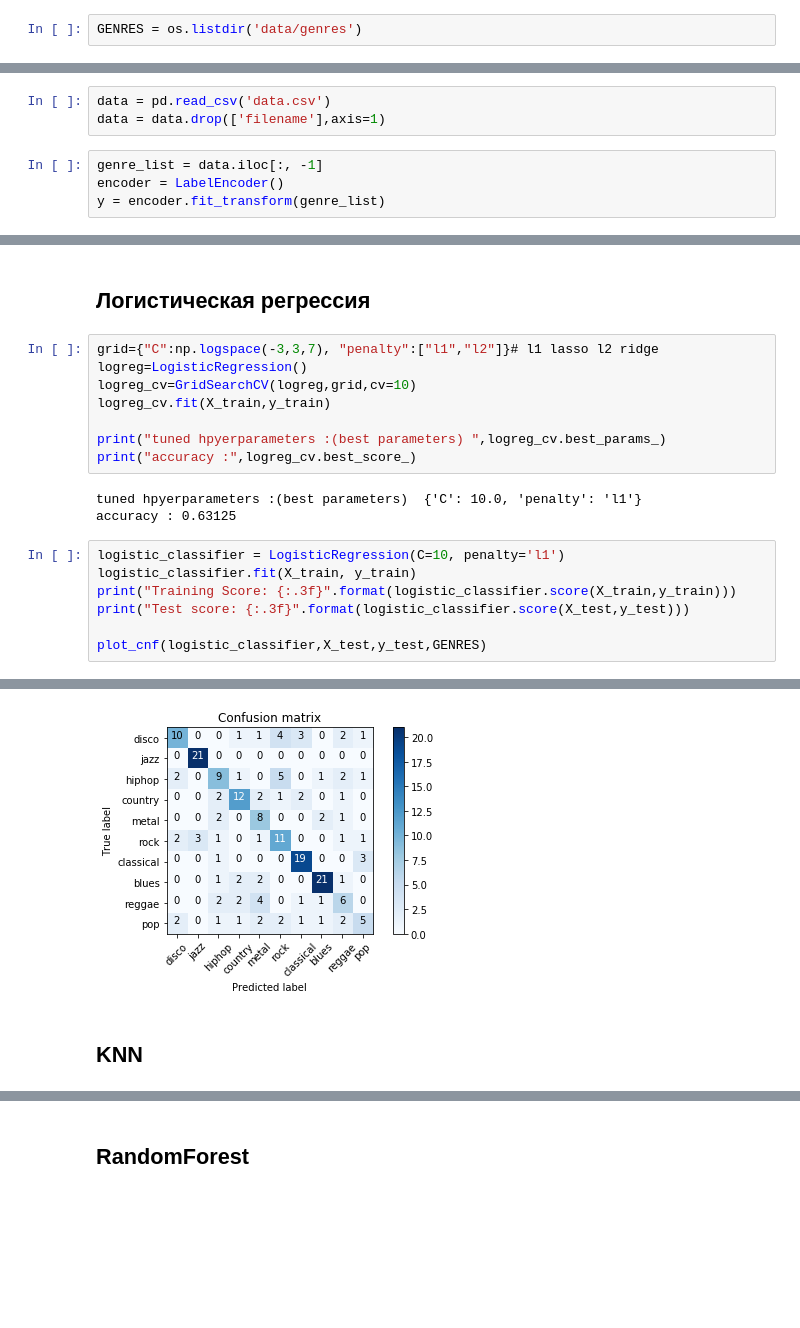
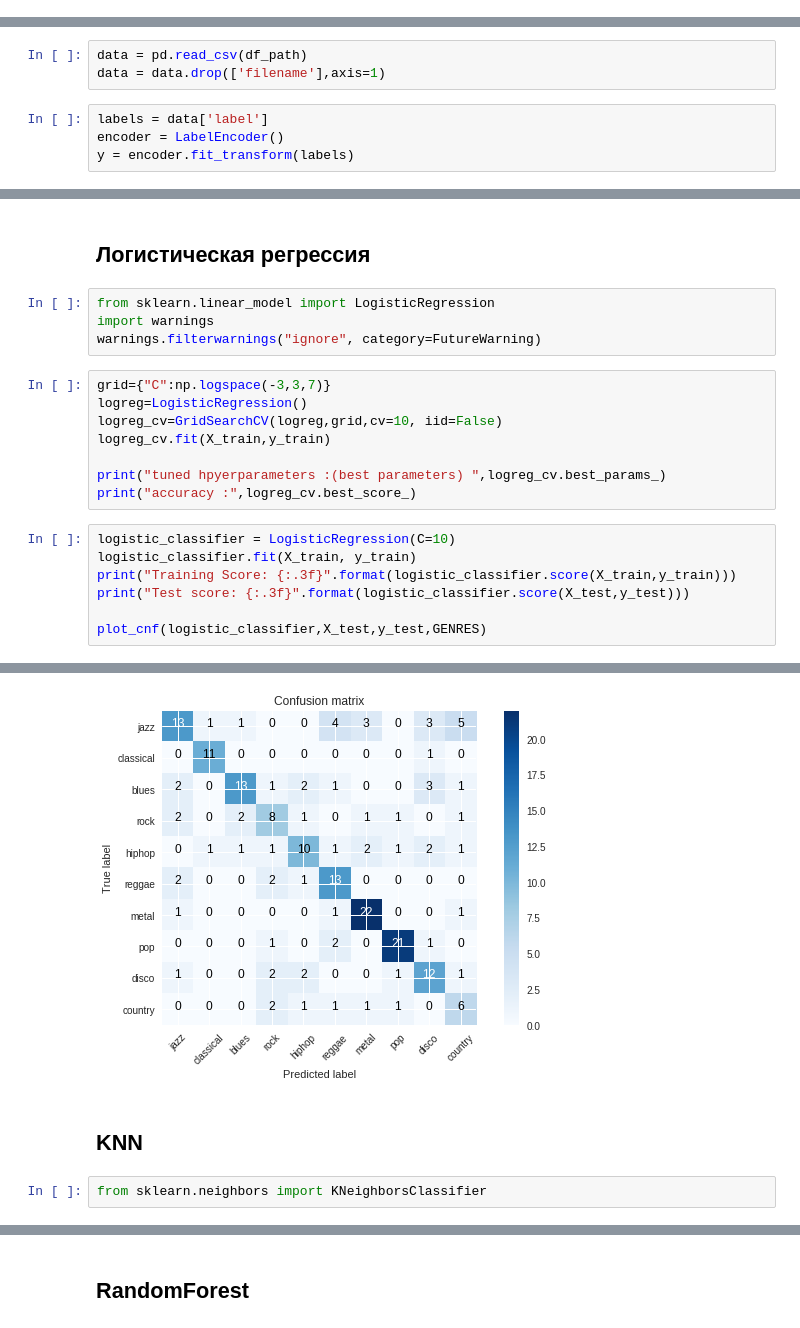
Before and after one commit to lbuklya/audio_workshop, a Jupyter notebook: notebooks/workshop.ipynb, the cells around one changed output, grey strips where cells are left out. Drawn from its saved outputs; the diff is of its cells as text; blank space fills up the shorter version.

```diff
--- a/notebooks/workshop.ipynb
+++ b/notebooks/workshop.ipynb
@@ -557,7 +629,5 @@ def plot_cnf(model,dataset_x,dataset_y,GENRES):
     cnf_matrix=sklearn.metrics.confusion_matrix(true_y,pred)
     plt.figure()
     a=confusion_matrix(cnf_matrix,classes=GENRES,title='Confusion matrix')
-# %%
-GENRES = os.listdir('data/genres')
 # %% [markdown]
 ## Разбиение на тренировочную и тестовую выборки
@@ -564,10 +638,10 @@ GENRES = os.listdir('data/genres')
 # %%
-data = pd.read_csv('data.csv')
+data = pd.read_csv(df_path)
 data = data.drop(['filename'],axis=1)
 # %%
-genre_list = data.iloc[:, -1]
+labels = data['label']
 encoder = LabelEncoder()
-y = encoder.fit_transform(genre_list)
+y = encoder.fit_transform(labels)
 # %%
 scaler = StandardScaler()
 X = scaler.fit_transform(np.array(data.iloc[:, :-1], dtype = float))
@@ -585,19 +659,20 @@ X_test shape: (200, 28)
 y_test shape: (200,)
 # %% [markdown]
 ## Логистическая регрессия
+# %%
+from sklearn.linear_model import LogisticRegression
+import warnings
+warnings.filterwarnings("ignore", category=FutureWarning)
 # %%
-grid={"C":np.logspace(-3,3,7), "penalty":["l1","l2"]}# l1 lasso l2 ridge
+grid={"C":np.logspace(-3,3,7)}
 logreg=LogisticRegression()
-logreg_cv=GridSearchCV(logreg,grid,cv=10)
+logreg_cv=GridSearchCV(logreg,grid,cv=10, iid=False)
 logreg_cv.fit(X_train,y_train)
 
 print("tuned hpyerparameters :(best parameters) ",logreg_cv.best_params_)
 print("accuracy :",logreg_cv.best_score_)
-# %% [output]
-tuned hpyerparameters :(best parameters)  {'C': 10.0, 'penalty': 'l1'}
-accuracy : 0.63125
 # %%
-logistic_classifier = LogisticRegression(C=10, penalty='l1')
+logistic_classifier = LogisticRegression(C=10)
 logistic_classifier.fit(X_train, y_train)
 print("Training Score: {:.3f}".format(logistic_classifier.score(X_train,y_train)))
 print("Test score: {:.3f}".format(logistic_classifier.score(X_test,y_test)))
@@ -626,3 +701,5 @@ Predicted Test dataset labels:
-[figure, old version]
+[figure, new version]
 # %% [markdown]
 ## KNN
+# %%
+from sklearn.neighbors import KNeighborsClassifier
```
Also changed, not shown: parts of 106 cells of this notebook, 1 other file.
